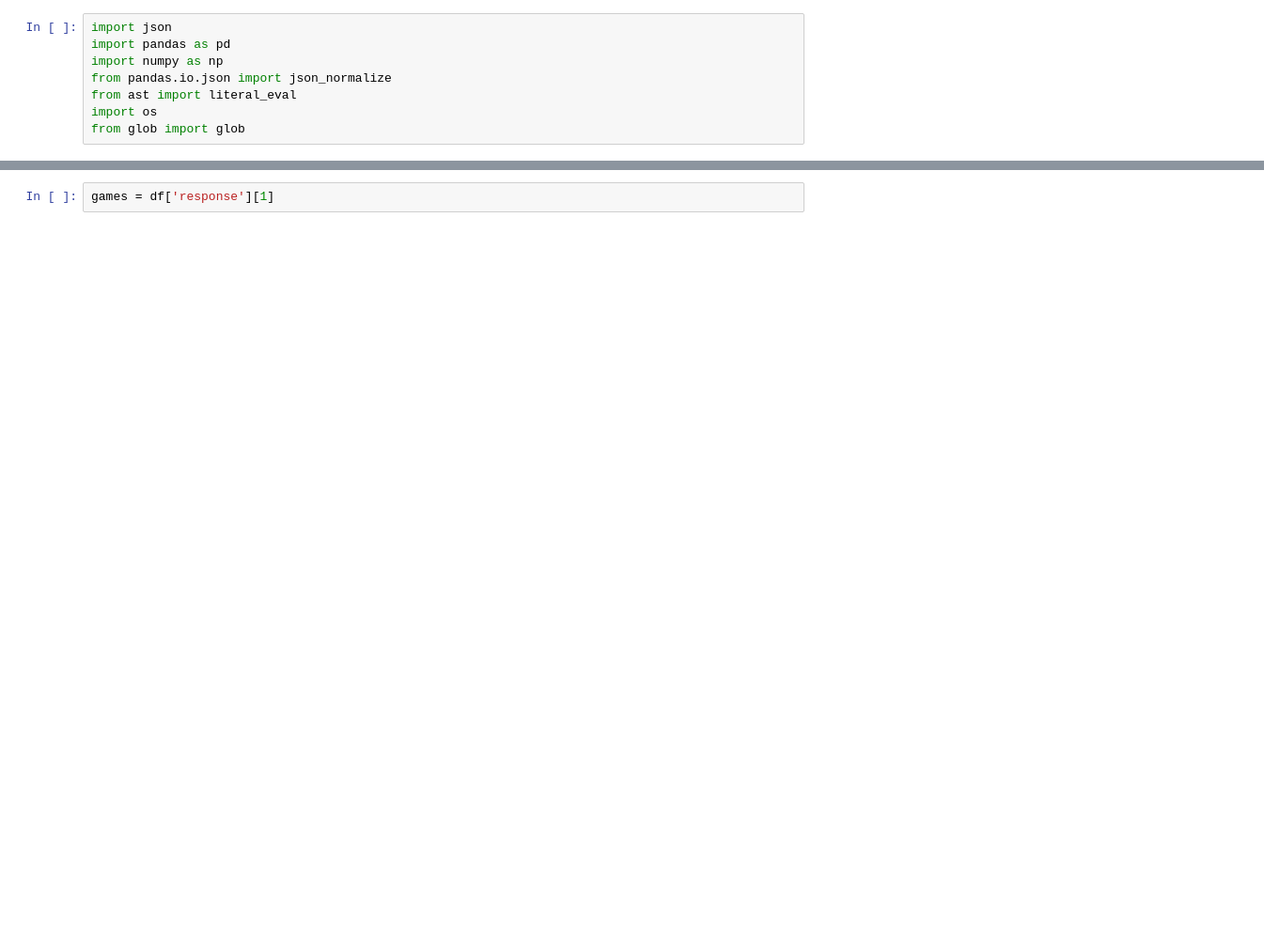
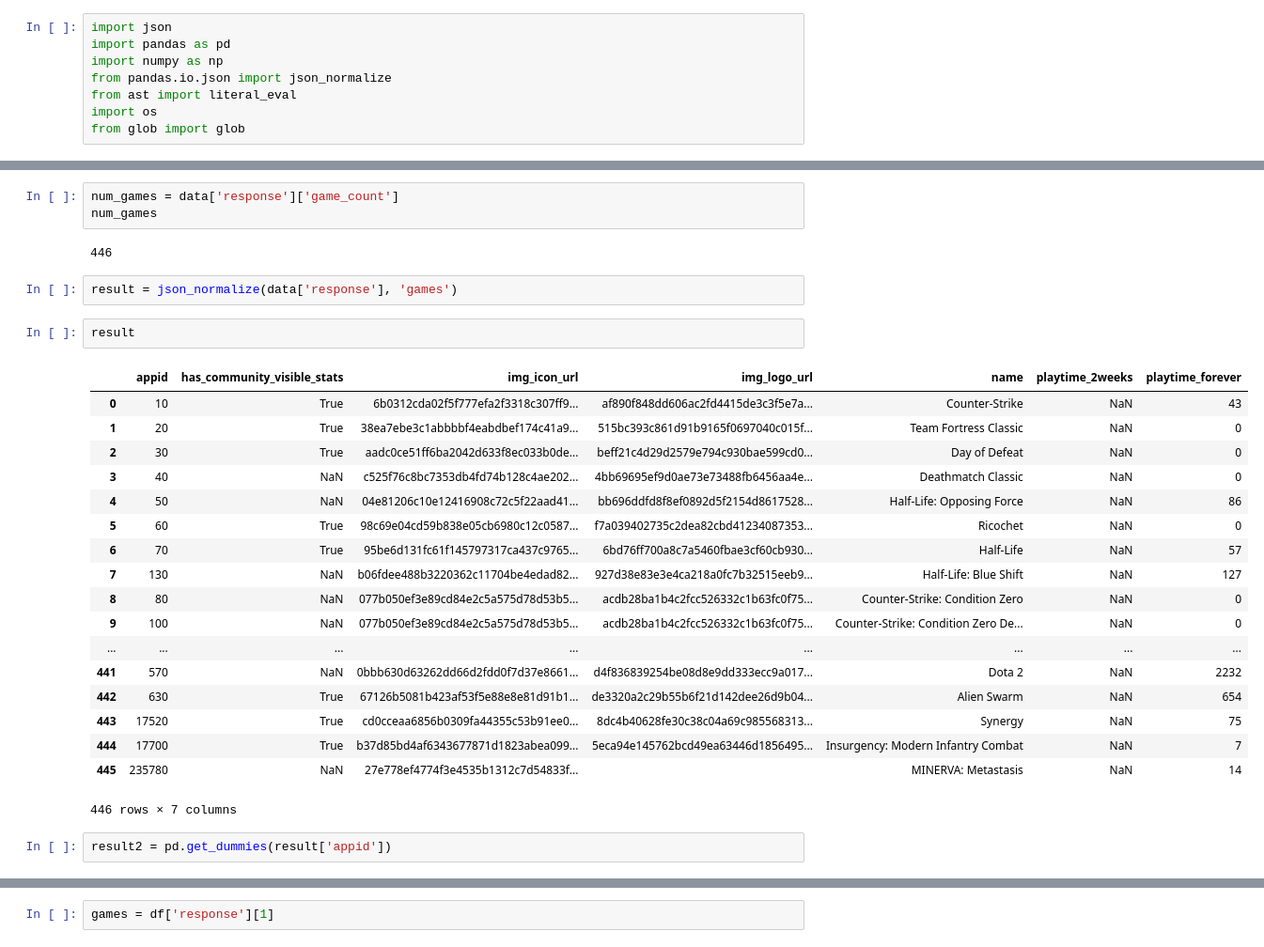
Before and after one commit to alexseong/steam-recommender, a Jupyter notebook: sample json/Untitled.ipynb, the cells around one changed output, grey strips where cells are left out. Shown at 94% size. Cells and saved outputs as stored; diff of their text form; blank space fills up the shorter version.

```diff
--- a/sample json/Untitled.ipynb
+++ b/sample json/Untitled.ipynb
@@ -13,0 +38,30 @@ with open('user_76561197960271993_games.json') as f:
+# %%
+num_games = data['response']['game_count']
+num_games
+# %% [output]
+446
+# %%
+result = json_normalize(data['response'], 'games')
+# %%
+result
+# %% [output]
+|  | appid | has_community_visible_stats | img_icon_url | img_logo_url | name | playtime_2weeks | playtime_forever |
+| 0 | 10 | True | 6b0312cda02f5f777efa2f3318c307ff9... | af890f848dd606ac2fd4415de3c3f5e7a... | Counter-Strike | NaN | 43 |
+| 1 | 20 | True | 38ea7ebe3c1abbbbf4eabdbef174c41a9... | 515bc393c861d91b9165f0697040c015f... | Team Fortress Classic | NaN | 0 |
+| 2 | 30 | True | aadc0ce51ff6ba2042d633f8ec033b0de... | beff21c4d29d2579e794c930bae599cd0... | Day of Defeat | NaN | 0 |
+| 3 | 40 | NaN | c525f76c8bc7353db4fd74b128c4ae202... | 4bb69695ef9d0ae73e73488fb6456aa4e... | Deathmatch Classic | NaN | 0 |
+| 4 | 50 | NaN | 04e81206c10e12416908c72c5f22aad41... | bb696ddfd8f8ef0892d5f2154d8617528... | Half-Life: Opposing Force | NaN | 86 |
+| 5 | 60 | True | 98c69e04cd59b838e05cb6980c12c0587... | f7a039402735c2dea82cbd41234087353... | Ricochet | NaN | 0 |
+| 6 | 70 | True | 95be6d131fc61f145797317ca437c9765... | 6bd76ff700a8c7a5460fbae3cf60cb930... | Half-Life | NaN | 57 |
+| 7 | 130 | NaN | b06fdee488b3220362c11704be4edad82... | 927d38e83e3e4ca218a0fc7b32515eeb9... | Half-Life: Blue Shift | NaN | 127 |
+| 8 | 80 | NaN | 077b050ef3e89cd84e2c5a575d78d53b5... | acdb28ba1b4c2fcc526332c1b63fc0f75... | Counter-Strike: Condition Zero | NaN | 0 |
+| 9 | 100 | NaN | 077b050ef3e89cd84e2c5a575d78d53b5... | acdb28ba1b4c2fcc526332c1b63fc0f75... | Counter-Strike: Condition Zero De... | NaN | 0 |
+| ... | ... | ... | ... | ... | ... | ... | ... |
+| 441 | 570 | NaN | 0bbb630d63262dd66d2fdd0f7d37e8661... | d4f836839254be08d8e9dd333ecc9a017... | Dota 2 | NaN | 2232 |
+| 442 | 630 | True | 67126b5081b423af53f5e88e8e81d91b1... | de3320a2c29b55b6f21d142dee26d9b04... | Alien Swarm | NaN | 654 |
+| 443 | 17520 | True | cd0cceaa6856b0309fa44355c53b91ee0... | 8dc4b40628fe30c38c04a69c985568313... | Synergy | NaN | 75 |
+| 444 | 17700 | True | b37d85bd4af6343677871d1823abea099... | 5eca94e145762bcd49ea63446d1856495... | Insurgency: Modern Infantry Combat | NaN | 7 |
+| 445 | 235780 | NaN | 27e778ef4774f3e4535b1312c7d54833f... |  | MINERVA: Metastasis | NaN | 14 |
+446 rows × 7 columns
+# %%
+result2 = pd.get_dummies(result['appid'])
```
Also changed, not shown: parts of 10 cells of this notebook, 8 other files.
